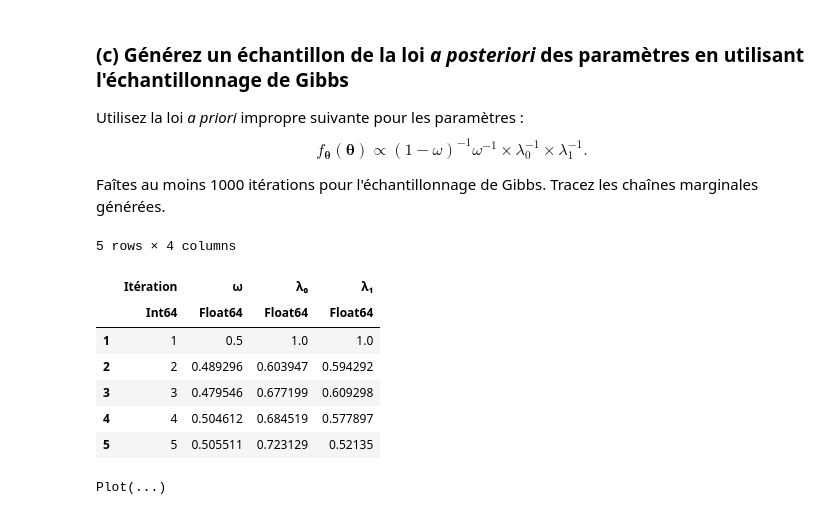
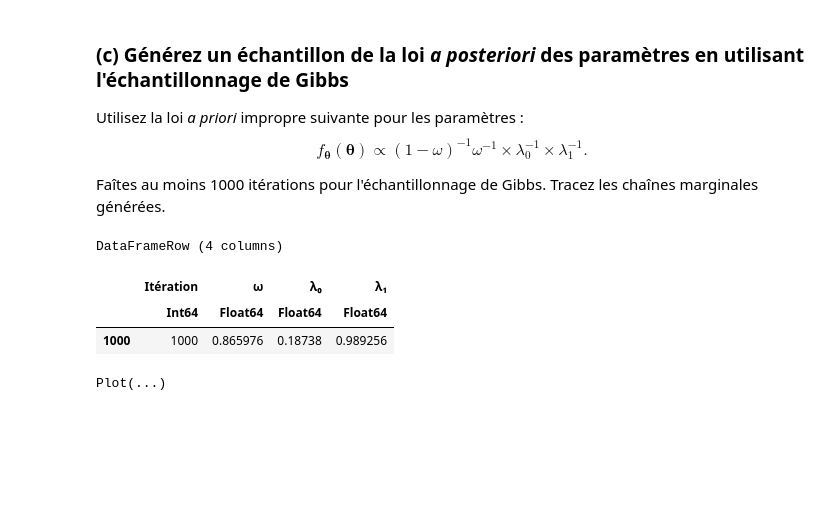
Before and after one commit to Hamdimansour/MTH3302, a Jupyter notebook: TD7/TD7 - Solutionnaire.ipynb, the cells around one changed output. Saved outputs shown, nothing was run; the diff lists cells and outputs as text; code cells hidden in the pictures; blank space fills up the shorter version.

```diff
--- a/TD7/TD7 - Solutionnaire.ipynb
+++ b/TD7/TD7 - Solutionnaire.ipynb
@@ -261,40 +257,36 @@ niter = 1000
 λ₁[1] = 1
 
 z = falses(n,niter)
 
 for i=2:niter
 
     p = ω[i-1]*λ₁[i-1]*exp.(-λ₁[i-1]*y) ./ ( (1-ω[i-1])*λ₀[i-1]*exp.(-λ₀[i-1]*y) + ω[i-1]*λ₁[i-1]*exp.(-λ₁[i-1]*y) )
 
     u = rand(n)
 
     z[:,i] = u .< p
 
     n₁ = count(z[:,i])
     n₀ = n - n₁
 
     y₀ = y[.!(z[:,i])]
     y₁ = y[z[:,i]]
 
     ω[i] = rand(Beta(n₁, n₀))
 
     λ₀[i] = rand(Gamma(n₀, 1/sum(y₀)))
 
     λ₁[i] = rand(Gamma(n₁, 1/sum(y₁)))
 
 end
 
 df = DataFrame(Itération = 1:niter, ω = ω, λ₀ = λ₀, λ₁ = λ₁)
-first(df,5)
+df[1000,:]
 # %% [output]
-5 rows × 4 columns
+DataFrameRow (4 columns)
 |  | Itération | ω | λ₀ | λ₁ |
 |  | Int64 | Float64 | Float64 | Float64 |
-| 1 | 1 | 0.5 | 1.0 | 1.0 |
-| 2 | 2 | 0.489296 | 0.603947 | 0.594292 |
-| 3 | 3 | 0.479546 | 0.677199 | 0.609298 |
-| 4 | 4 | 0.504612 | 0.684519 | 0.577897 |
-| 5 | 5 | 0.505511 | 0.723129 | 0.52135 |
+| 1000 | 1000 | 0.865976 | 0.18738 | 0.989256 |
 # %%
 plot(df, x=:Itération, y=:ω, Geom.line)
 # %% [output]
```
Also changed, not shown: parts of 4 cells of this notebook, 1 other file.
